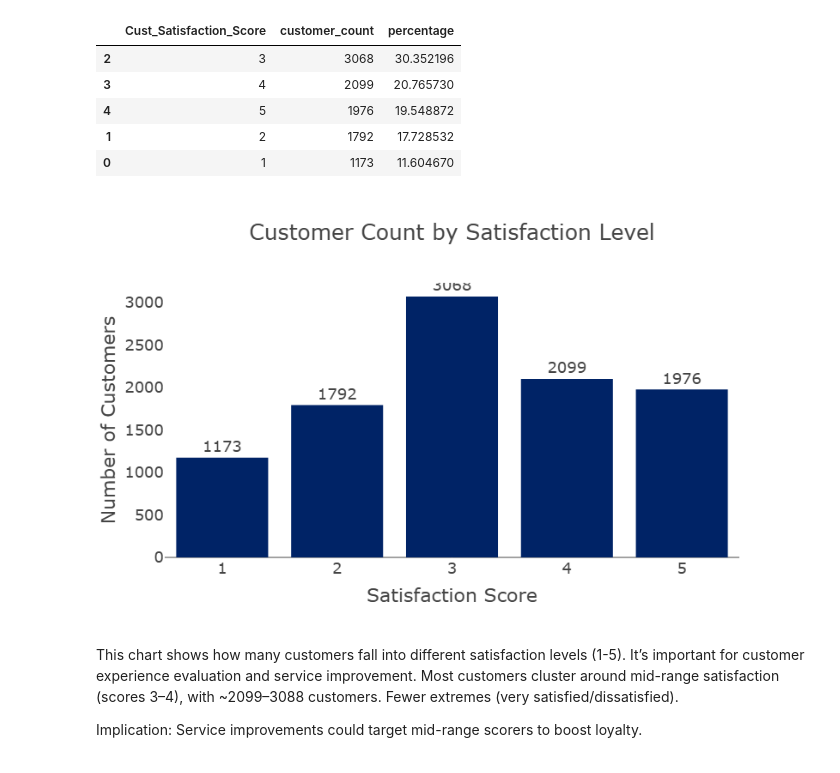
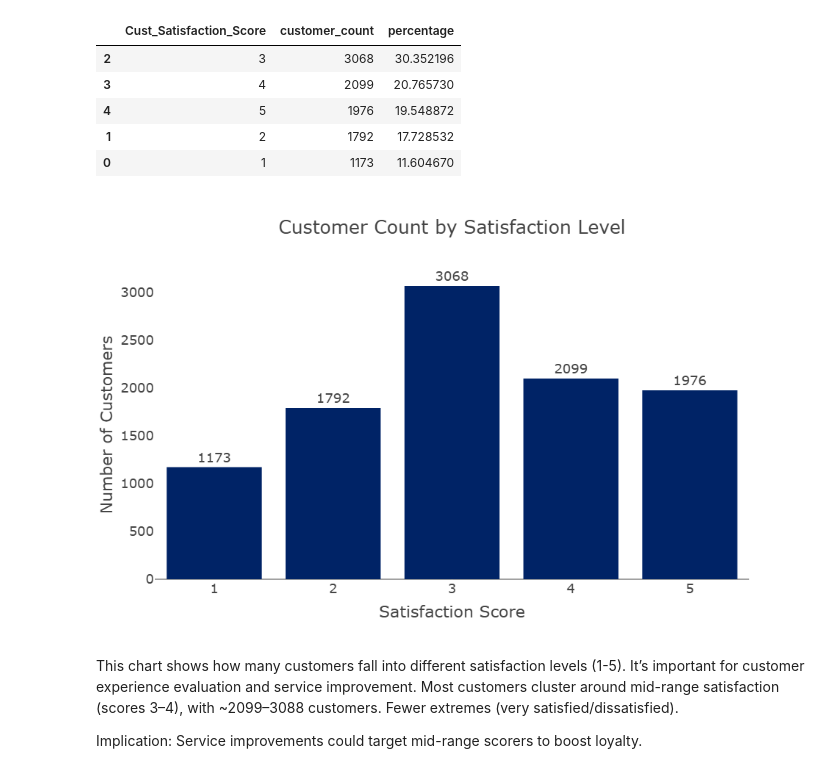
Before and after one commit to NadiaHirwa/Credit-Card-Financial, a Jupyter notebook: notebooks/Data_Analysis.ipynb, the cells around one changed output. Drawn from its saved outputs; the diff is of its cells as text; code cells hidden in the pictures.

```diff
--- a/notebooks/Data_Analysis.ipynb
+++ b/notebooks/Data_Analysis.ipynb
@@ -846,35 +1004,35 @@ bar_df = merged_df.groupby('Cust_Satisfaction_Score')['Client_Num'].count().rese
 bar_df = bar_df.sort_values(by='customer_count', ascending = False)
 
 # Plot
 fig = px.bar(
     bar_df,
     x='Cust_Satisfaction_Score',
     y='customer_count',
     text='customer_count',
     title='Customer Count by Satisfaction Level',
     labels={'Cust_Satisfaction_Score': 'Satisfaction Score', 'customer_count': 'Number of Customers'},
     color_discrete_sequence=["#002366"]
 )
 
 fig.update_traces(textposition='outside')
 fig.update_layout(
     template="presentation",
     paper_bgcolor="rgba(0,0,0,0)",
     plot_bgcolor="rgba(0,0,0,0)",
-    height=500,
+    height=600,
     width=800,
     xaxis=dict(showgrid=False),
     yaxis=dict(showgrid=False)
 )
 
 # Save
 fig.write_image(os.path.join(results_dir, 'Customer_Count_by_Satisfaction_Bar.jpg'))
 fig.write_image(os.path.join(results_dir, 'Customer_Count_by_Satisfaction_Bar.png'))
 fig.write_html(os.path.join(results_dir, 'Customer_Count_by_Satisfaction_Bar.html'))
 
 fig.show()
 # %% [output]
-[figure, old version]
+[figure, new version]
 # %% [markdown]
 This chart shows how many customers fall into different satisfaction levels (1-5). It’s important for customer experience evaluation and service improvement.
 Most customers cluster around mid-range satisfaction (scores 3–4), with ~2099–3088 customers.
```
Also changed, not shown: parts of 29 cells of this notebook, 17 other files.
